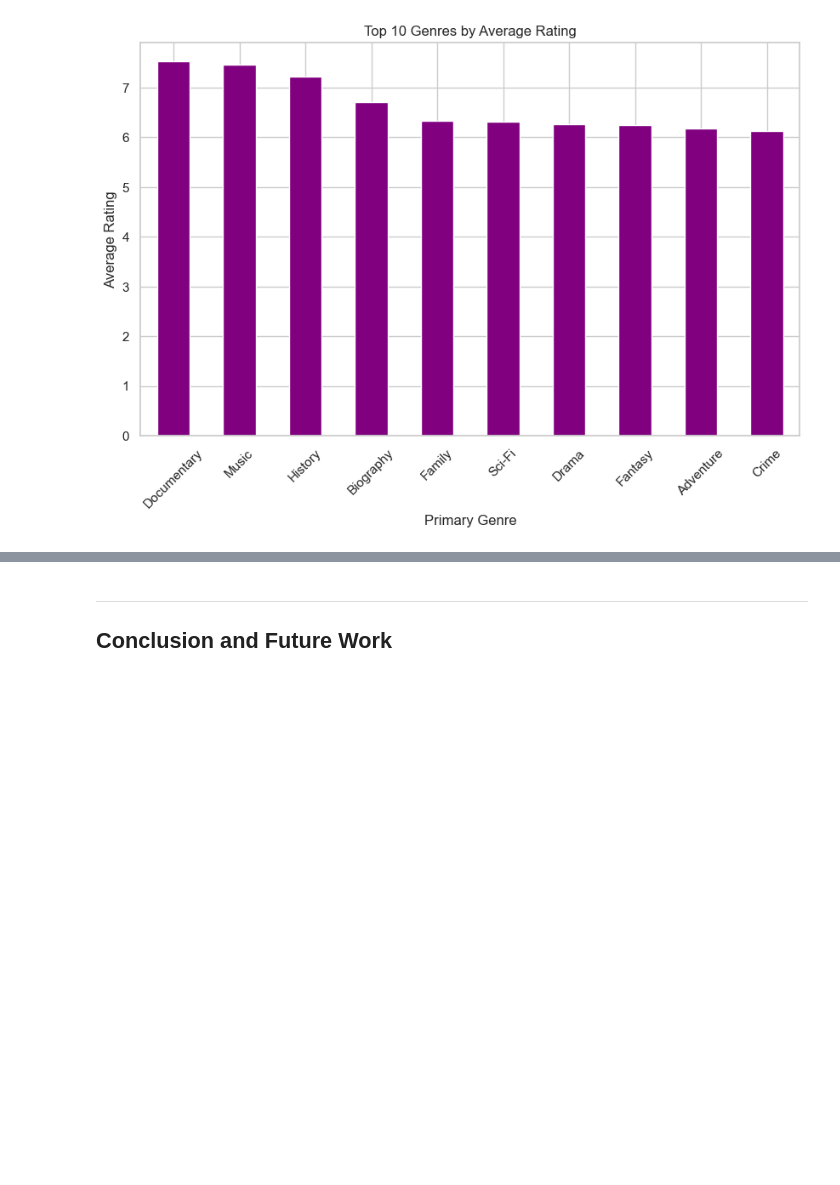
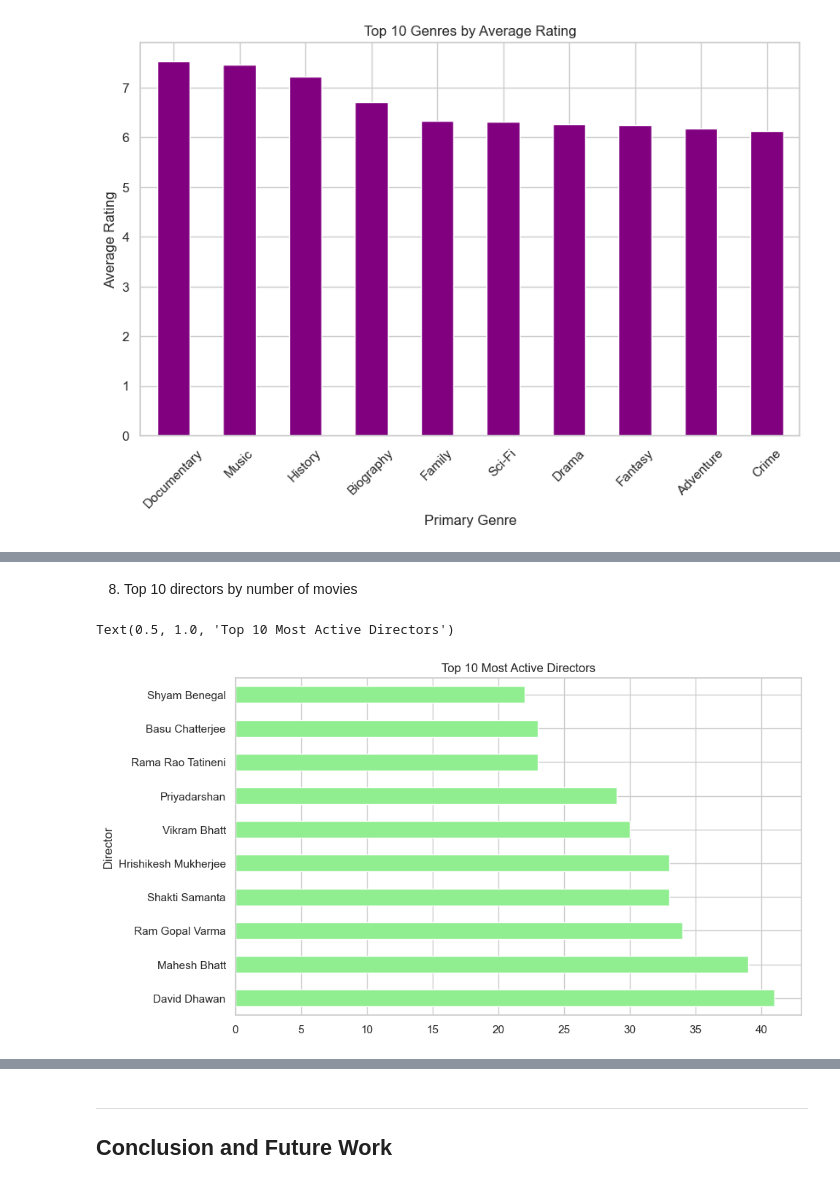
Before and after one commit to NoziphoNdebele/2025_Data_Science_Projects, a Jupyter notebook: MOVIE_RATING_PREDICTION_WITH_PYTHON/MOVIE_RATING_PREDICTION_WITH_PYTHON.ipynb, the cells around one changed output, grey strips where cells are left out. Drawn from its saved outputs; the diff is of its cells as text; code cells hidden in the pictures; blank space fills up the shorter version.

```diff
--- a/MOVIE_RATING_PREDICTION_WITH_PYTHON/MOVIE_RATING_PREDICTION_WITH_PYTHON.ipynb
+++ b/MOVIE_RATING_PREDICTION_WITH_PYTHON/MOVIE_RATING_PREDICTION_WITH_PYTHON.ipynb
@@ -515,0 +533,8 @@ plt.show()
+# %% [markdown]
+8. Top 10 directors by number of movies
+# %%
+df_cleaned['Director'].value_counts().head(10).plot(kind='barh', color='lightgreen')
+plt.title("Top 10 Most Active Directors")
+# %% [output]
+Text(0.5, 1.0, 'Top 10 Most Active Directors')
+[figure, added]
```
Also changed, not shown: parts of 6 cells of this notebook.
